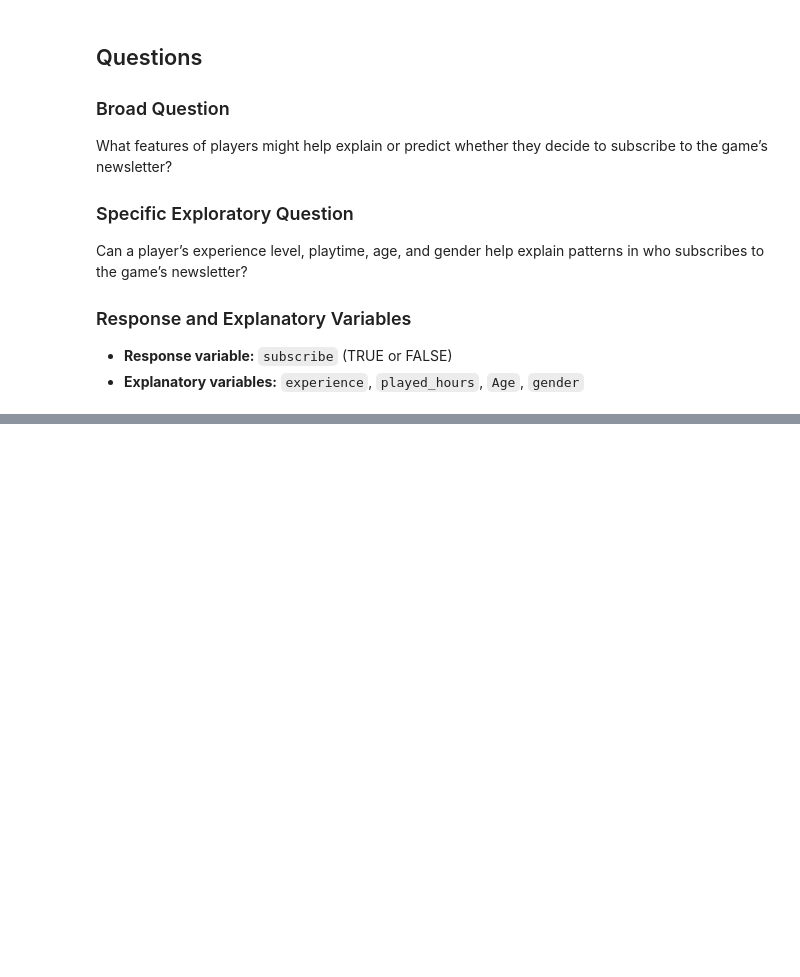
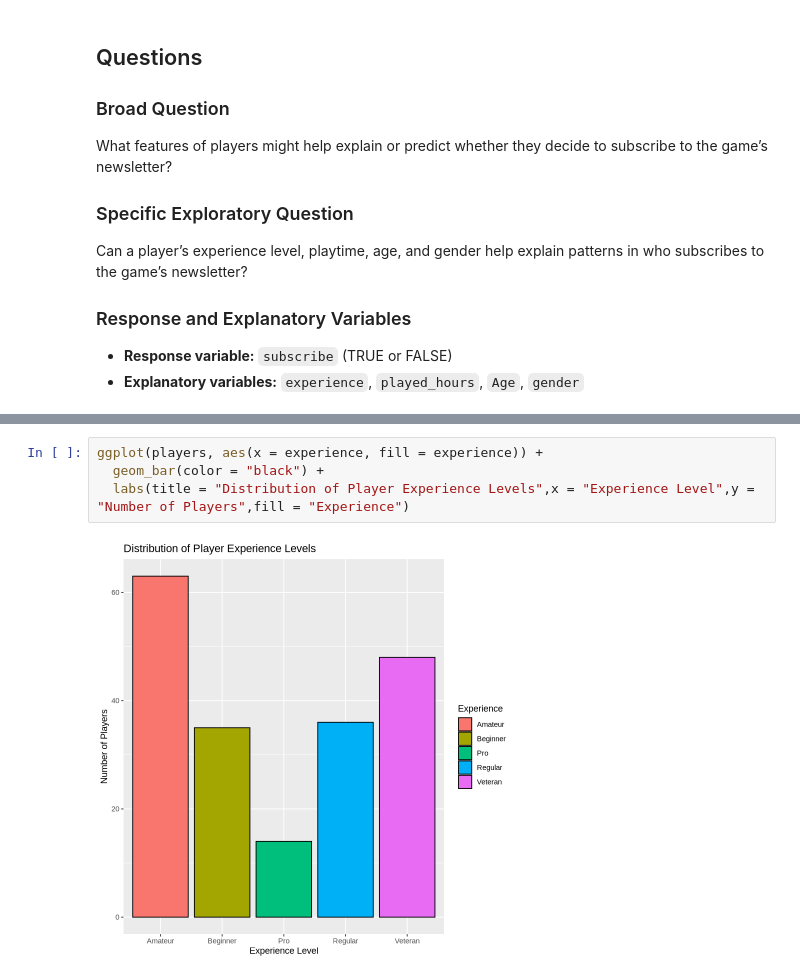
Before and after one commit to cassidoi/dsci-100-2025w1-group36-cassidy, a Jupyter notebook: individual_project.ipynb, the cells around one changed output, grey strips where cells are left out. Saved outputs shown, nothing was run; the diff lists cells and outputs as text; blank space fills up the shorter version.

```diff
--- a/individual_project.ipynb
+++ b/individual_project.ipynb
@@ -202,0 +255,6 @@ Can a player’s experience level, playtime, age, and gender help explain patter
+# %%
+ggplot(players, aes(x = experience, fill = experience)) +
+  geom_bar(color = "black") +
+  labs(title = "Distribution of Player Experience Levels",x = "Experience Level",y = "Number of Players",fill = "Experience")
+# %% [output]
+[figure, added]
```
Also changed, not shown: parts of 11 cells of this notebook.
